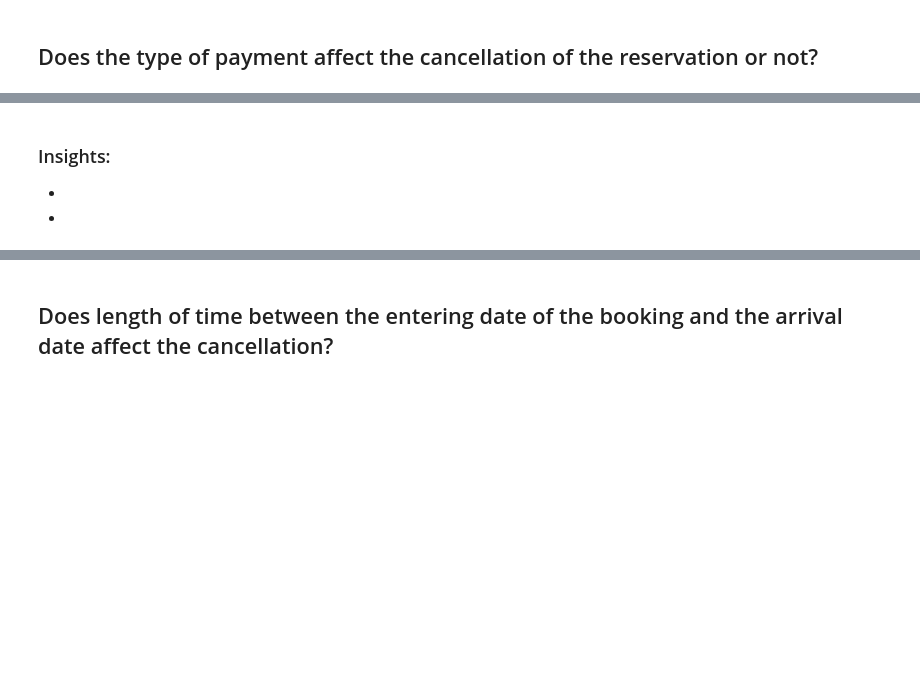
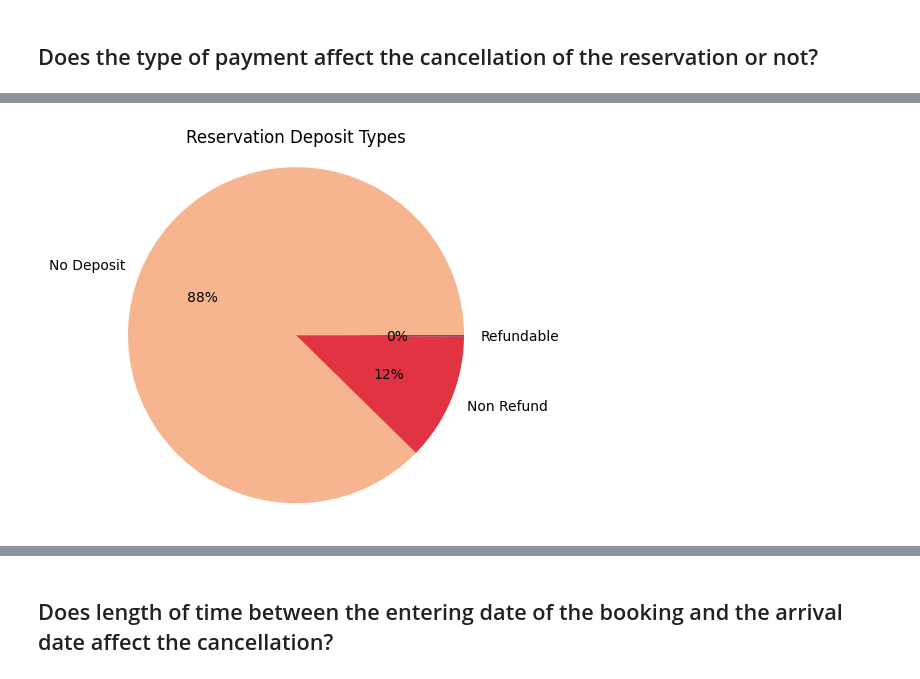
Before and after one commit to Tuwaiq-Data-Science-Bootcamp-V3/PCA-Lab1, a Jupyter notebook: CV_Assignment.ipynb, the cells around one changed output, grey strips where cells are left out. Saved outputs shown, nothing was run; the diff lists cells and outputs as text; code cells hidden in the pictures; blank space fills up the shorter version.

```diff
--- a/CV_Assignment.ipynb
+++ b/CV_Assignment.ipynb
@@ -110,4 +116,8 @@ df.describe(include='object')
-# %% [markdown]
-### Insights:
--
--
+# %%
+deposit_counts = df['deposit_type'].value_counts()
+plt.pie(deposit_counts, labels=deposit_counts.index,colors=[c[0],c[2],c[4]] ,autopct='%1.0f%%')
+plt.axis('equal')
+plt.title('Reservation Deposit Types')
+plt.show()
+# %% [output]
+[figure, added]
```
Also changed, not shown: parts of 33 cells of this notebook.
